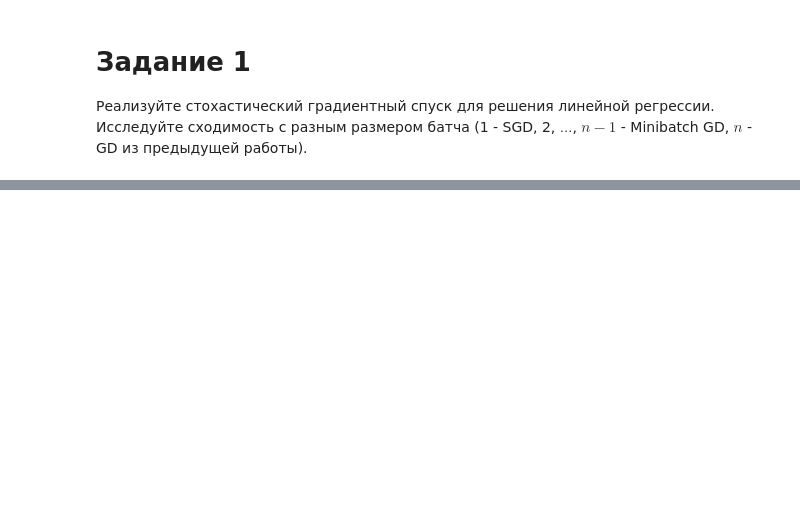
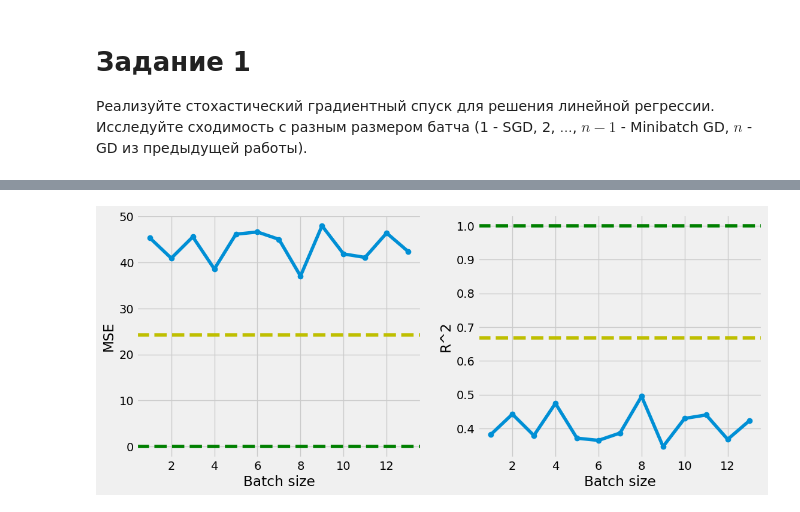
Before and after one commit to trio-at-optimization/optimization-lab2, a Jupyter notebook: T1/T1.ipynb, the cells around one changed output, grey strips where cells are left out. Drawn from its saved outputs; the diff is of its cells as text; code cells hidden in the pictures; blank space fills up the shorter version.

Commit message:
T1 pre-result

```diff
--- a/T1/T1.ipynb
+++ b/T1/T1.ipynb
@@ -8,15 +8,13 @@ sys.path.append('..' + '/')
 
 from helper import *
 # %%
-from sklearn.linear_model import LinearRegression
-
 class get_model_LinearRegression:
     def __init__(self, batch_size=None):
         self.coef_ = []
         self.intercept_ = None
         self.batch_size = batch_size
 
-    def fit(self, X_train, y_train, epsilon=1e-5, learning_rate=0.01, max_epochs=1000, batch_size=1, apply_min=False):
+    def fit(self, X_train, y_train, epsilon=24, learning_rate=0.01, max_epochs=100, batch_size=1, apply_min=True):
         X = X_train
         y = y_train
 
@@ -43,12 +41,11 @@ class get_model_LinearRegression:
             y_pred.append(y)
         return y_pred
 # %%
+from sklearn.linear_model import LinearRegression
 from sklearn.datasets import fetch_openml
 boston = fetch_openml(name='boston', version=1, as_frame=True , parser='liac-arff')
+model = LinearRegression()
 
+mse_reference, r2_reference = train_test_print_model(model, boston, print_result=False, print_info=False, view_graphics=False)
 
-results = []
-
-for i in range(1, boston.data.values.shape[1] + 1):
-    model = get_model_LinearRegression(batch_size=i)
-    results.append(train_test_print_model(model, boston, print_result=False, view_graphics=False))
+print(mse_reference, r2_reference)
@@ -58,0 +101,24 @@ print(results)
+# %%
+mse_ideal = 0.0
+r2_ideal = 1.0
+# %%
+# Строим графики
+fig, axs = plt.subplots(1, 2, figsize=(12, 5))
+
+# График MSE
+axs[0].plot(range(1, len(mse_results)+1), mse_results, marker='o')
+axs[0].set_xlabel('Batch size')
+axs[0].set_ylabel('MSE')
+axs[0].axhline(y=mse_reference, color='y', linestyle='--', label='MSE reference')
+axs[0].axhline(y=mse_ideal, color='g', linestyle='--', label='MSE ideal')
+
+# График R^2
+axs[1].plot(range(1, len(r2_results)+1), r2_results, marker='o')
+axs[1].set_xlabel('Batch size')
+axs[1].set_ylabel('R^2')
+axs[1].axhline(y=r2_reference, color='y', linestyle='--', label='R^2 reference')
+axs[1].axhline(y=r2_ideal, color='g', linestyle='--', label='R^2 ideal')
+
+plt.show()
+# %% [output]
+[figure, added]
```
Also changed, not shown: parts of 3 cells of this notebook, 1 other file.
